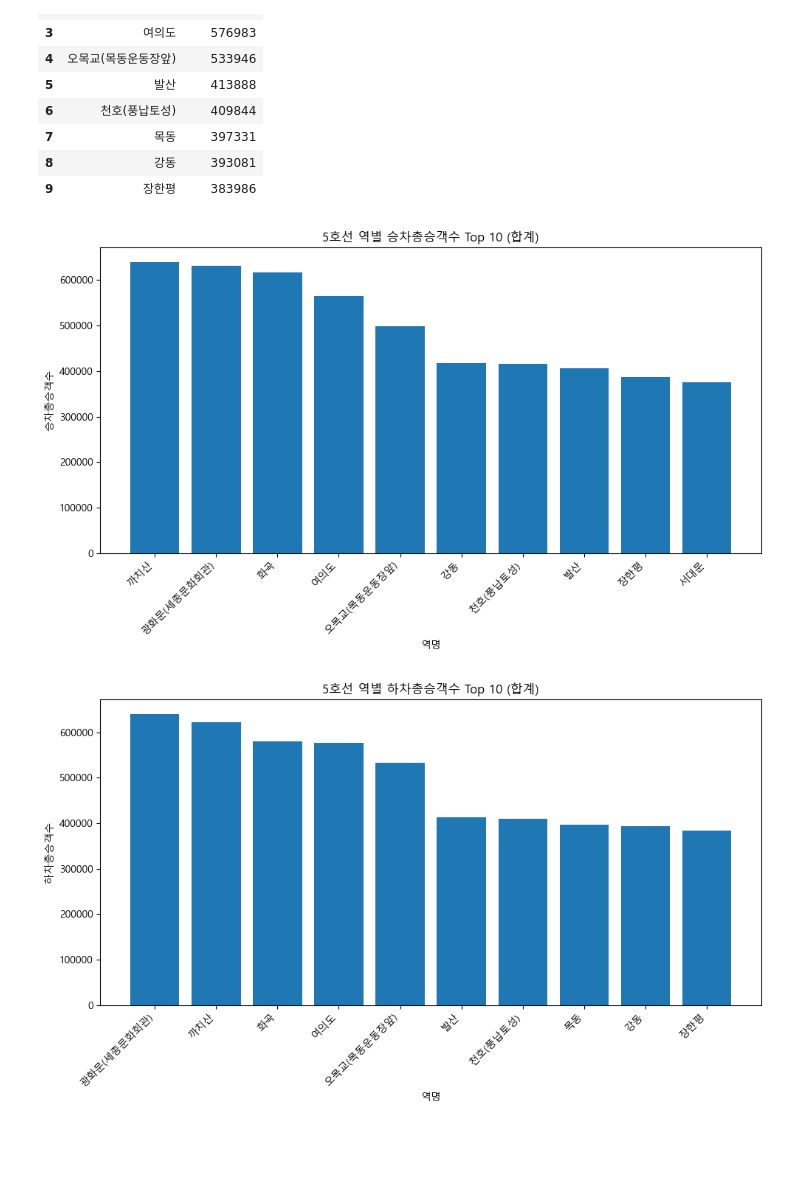
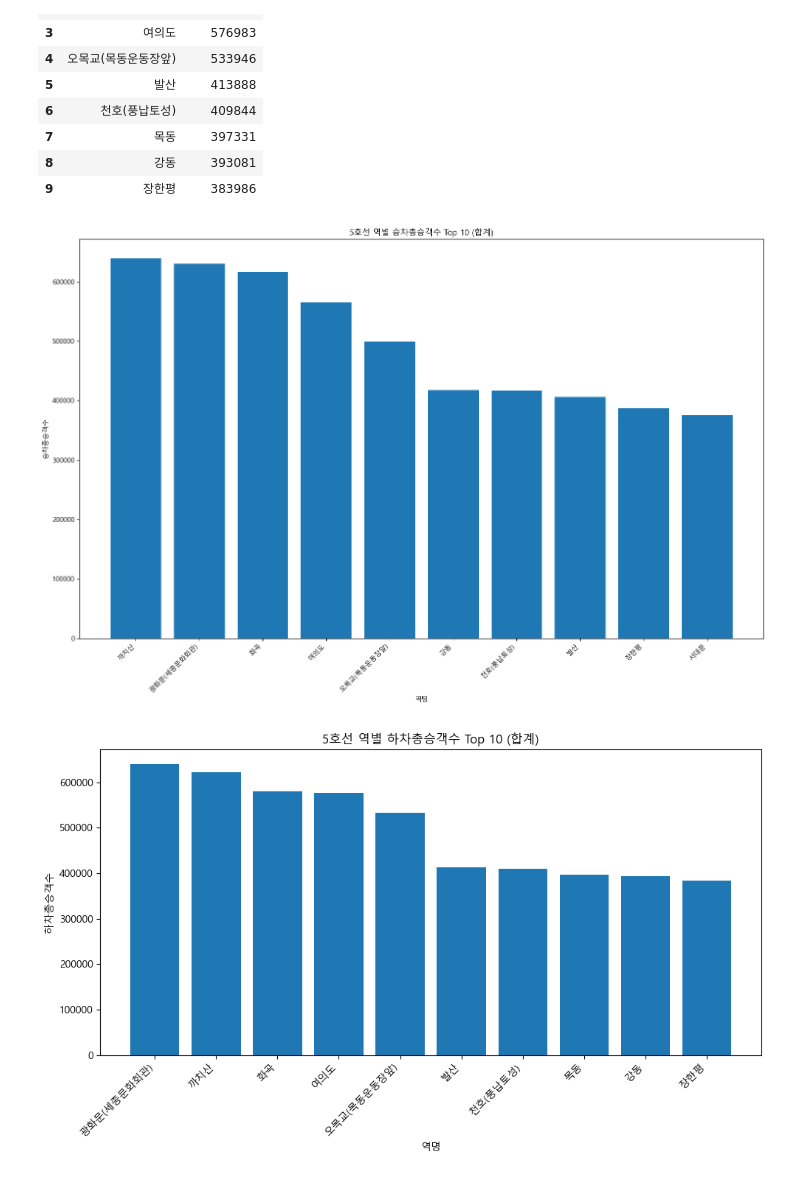
Before and after one commit to YTS-12/hipython, a Jupyter notebook: 데이터 전처리.ipynb, the cells around one changed output. Saved outputs shown, nothing was run; the diff lists cells and outputs as text; code cells hidden in the pictures; blank space fills up the shorter version.

```diff
--- a/데이터 전처리.ipynb
+++ b/데이터 전처리.ipynb
@@ -608,6 +628,10 @@ line_size_df
 | 장항선 | 168 |
 | 중앙선 | 588 |
 # %%
+plt.rcParams["font.family"] = "Malgun Gothic"
+plt.rcParams["axes.unicode_minus"] = False  # 마이너스(-) 기호 깨짐 방지
+
+
 line_size = df.groupby("노선명").size().sort_values(ascending=False)
 
 plt.figure()
@@ -688,14 +712,19 @@ top10_board_하차
 | 8 | 강동 | 393081 |
 | 9 | 장한평 | 383986 |
 # %%
-plt.figure(figsize=(10, 6))
+plt.rcParams["font.family"] = "Malgun Gothic"
+plt.rcParams["axes.unicode_minus"] = False  # 마이너스(-) 기호 깨짐 방지
+
+
+
+plt.figure(figsize=(15, 10))
 plt.bar(top10_board_승차["역명"], top10_board_승차["승차총승객수"])
 plt.title("5호선 역별 승차총승객수 Top 10 (합계)")
 plt.xlabel("역명")
 plt.ylabel("승차총승객수")
 plt.xticks(rotation=45, ha="right")  # 역명 겹침 방지
 plt.tight_layout()
 plt.show()
 # %% [output]
-[figure, old version]
+[figure, new version]
 # %%
```
Also changed, not shown: parts of 7 cells of this notebook, 32 other files.
